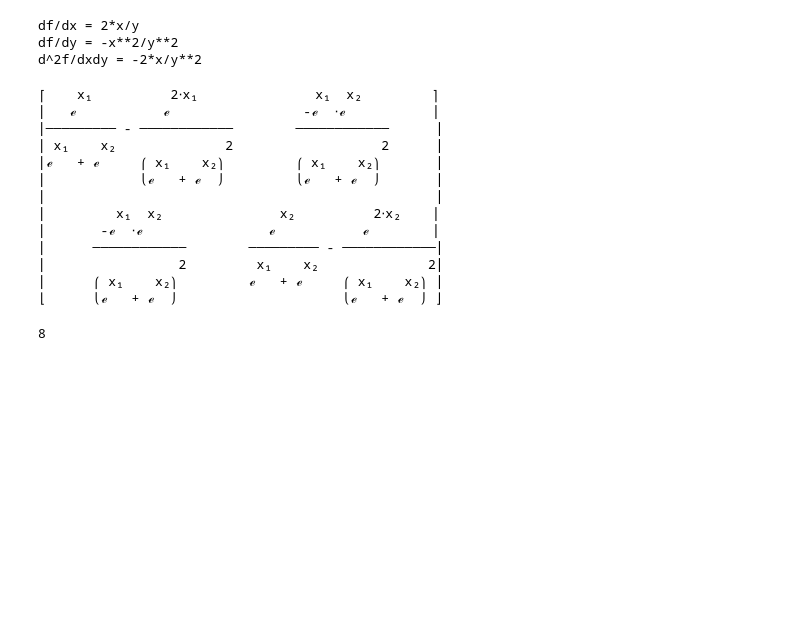
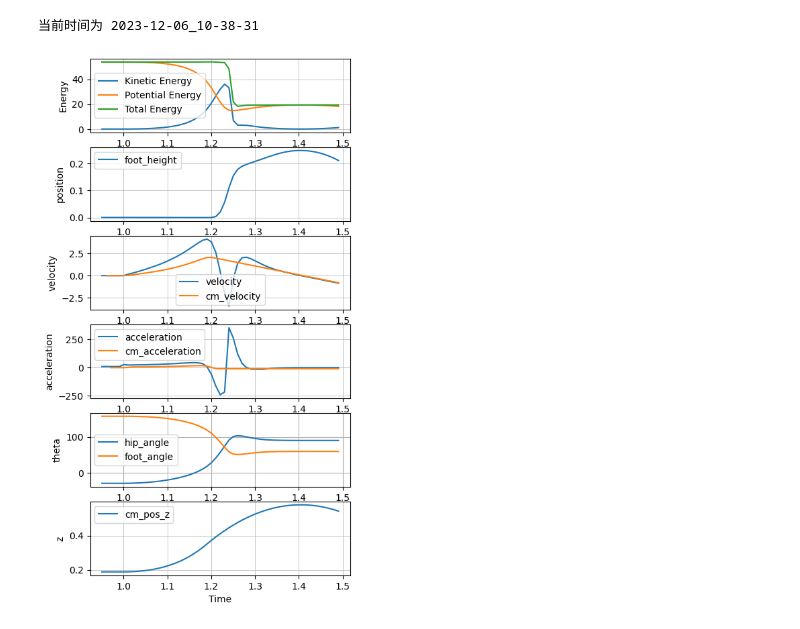
Before and after one commit to yinfanyi/hopper, a Jupyter notebook: test.ipynb, the cells around one changed output. Saved outputs shown, nothing was run; the diff lists cells and outputs as text; code cells hidden in the pictures; blank space fills up the shorter version.

```diff
--- a/test.ipynb
+++ b/test.ipynb
@@ -52,58 +0,0 @@ plt.show()
-# %%
-import sympy as sp
-
-# 定义符号变量
-x, y = sp.symbols('x y')
-
-# 定义函数
-f = x**2 / y
-
-# 求导
-df_dx = sp.diff(f, x)
-df_dy = sp.diff(f, y)
-df_dxdy = sp.diff(df_dx, y)
-
-# 输出导数和二阶导数
-print('df/dx =', df_dx)
-print('df/dy =', df_dy)
-print('d^2f/dxdy =', df_dxdy)
-# %% [output]
-df/dx = 2*x/y
-df/dy = -x**2/y**2
-d^2f/dxdy = -2*x/y**2
-# %%
-import sympy as sp
-from sympy.abc import i
-from sympy import pprint
-
-# 定义 log-sum-exp 函数
-def log_sum_exp(x1, x2):
-    return sp.log(sp.exp(x1)+sp.exp(x2))
-
-# 定义变量
-x1, x2= sp.symbols('x1 x2')
-x = [x1, x2]
-# 计算 log-sum-exp 函数
-f = log_sum_exp(x1, x2)
-
-# 计算 log-sum-exp 函数的二阶导数
-Hessian = sp.hessian(f, x)
-pprint(Hessian)
-# %% [output]
-⎡    x₁          2⋅x₁               x₁  x₂         ⎤
-⎢   ℯ           ℯ                 -ℯ  ⋅ℯ           ⎥
-⎢───────── - ────────────        ────────────      ⎥
-⎢ x₁    x₂              2                   2      ⎥
-⎢ℯ   + ℯ     ⎛ x₁    x₂⎞         ⎛ x₁    x₂⎞       ⎥
-⎢            ⎝ℯ   + ℯ  ⎠         ⎝ℯ   + ℯ  ⎠       ⎥
-⎢                                                  ⎥
-⎢         x₁  x₂               x₂          2⋅x₂    ⎥
-⎢       -ℯ  ⋅ℯ                ℯ           ℯ        ⎥
-⎢      ────────────        ───────── - ────────────⎥
-⎢                 2         x₁    x₂              2⎥
-⎢      ⎛ x₁    x₂⎞         ℯ   + ℯ     ⎛ x₁    x₂⎞ ⎥
-⎣      ⎝ℯ   + ℯ  ⎠                     ⎝ℯ   + ℯ  ⎠ ⎦
-# %%
-2**3
-# %% [output]
-8
@@ -109,0 +7,14 @@ pprint(Hessian)
+# %%
+xml_path = "./xml/hopper1/scene2.xml"
+sim = Hopper1(xml_path)
+# %%
+sim.is_render = False
+sim.is_plot_data = False
+sim.simend = 1.5
+sim.Hz = 100
+sim.model.tendon_stiffness[0] = 50
+sim.reset()
+sim.simulate()
+# %% [output]
+当前时间为 2023-12-06_10-38-31
+[figure, added]
```
Also changed, not shown: parts of 12 cells of this notebook, 6 other files.
